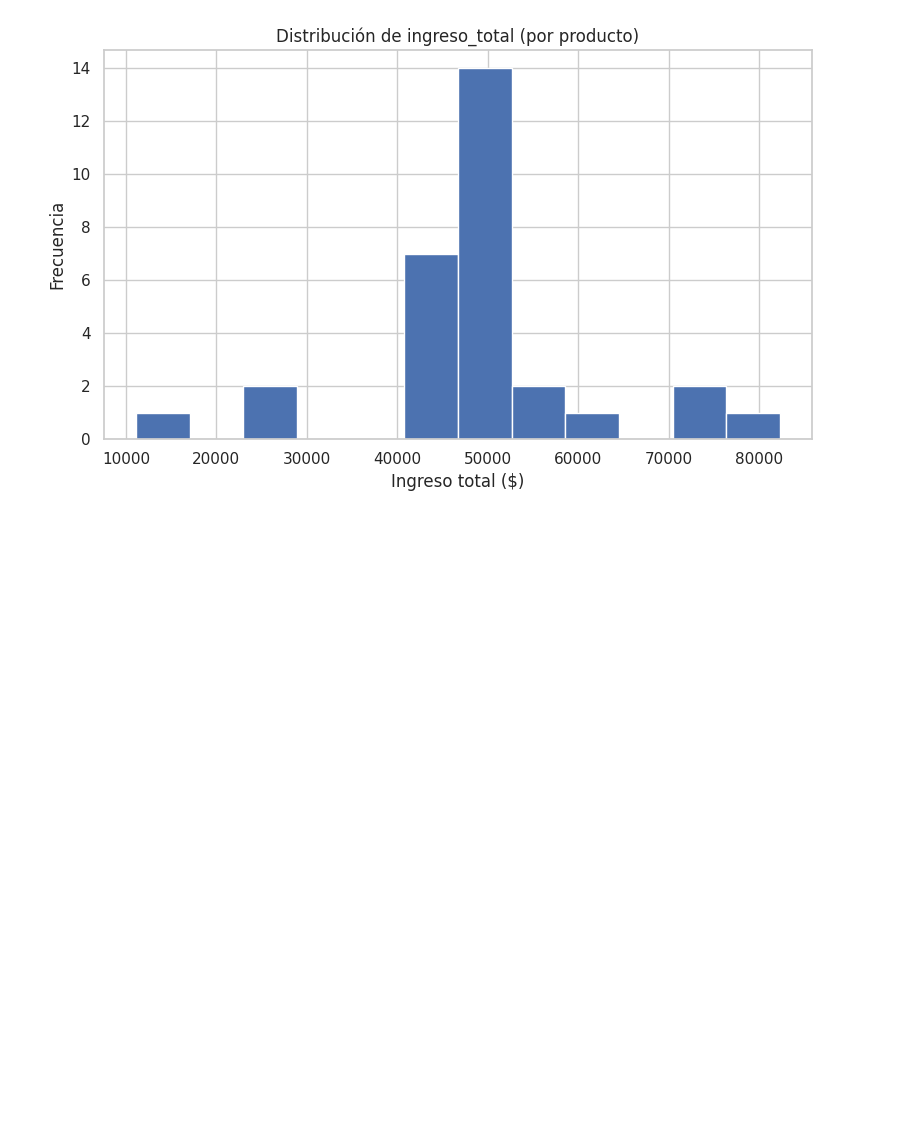
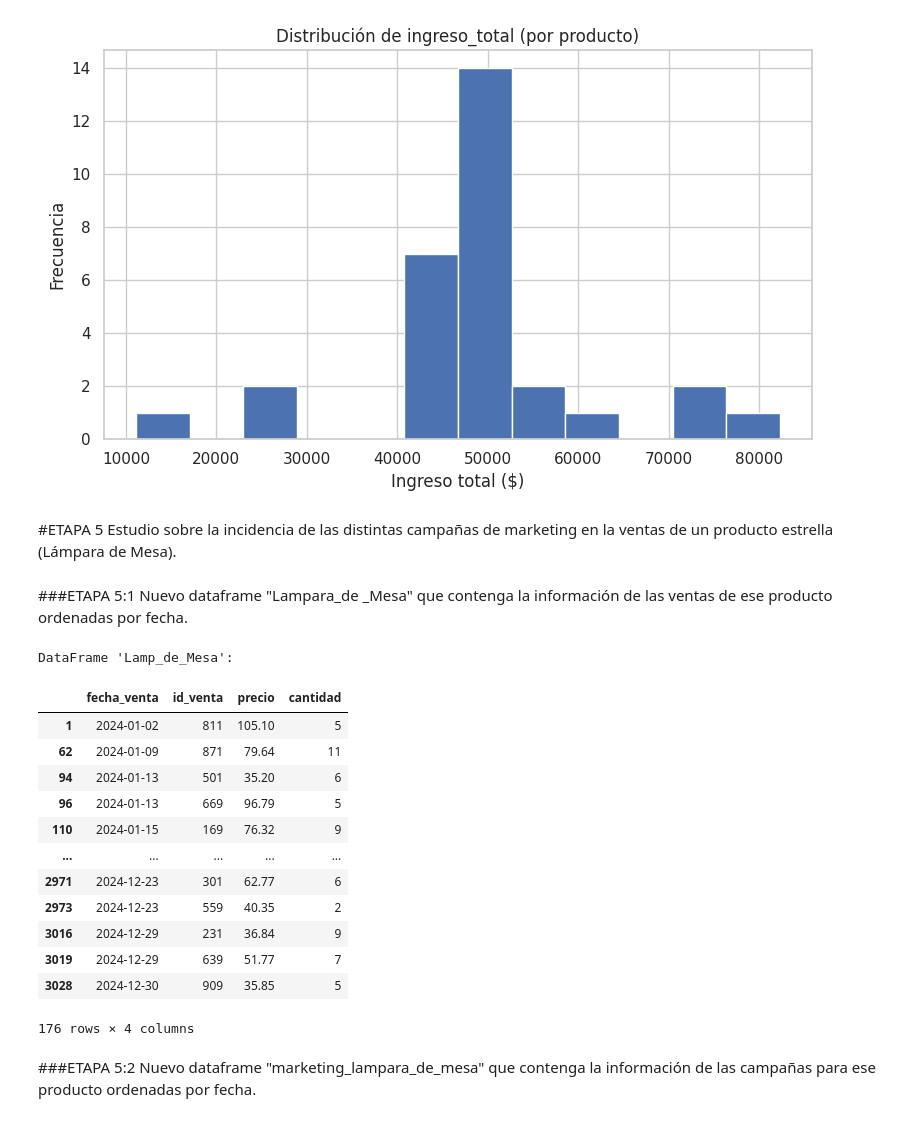
Before and after one commit to ernicAcosta/Entrega-Final-Ernesto-Acosta, a Jupyter notebook: ErnestoAcosta_25262_Entrega_Final.ipynb, the cells around one changed output. Cells and saved outputs as stored; diff of their text form; code cells hidden in the pictures; blank space fills up the shorter version.

```diff
--- a/ErnestoAcosta_25262_Entrega_Final.ipynb
+++ b/ErnestoAcosta_25262_Entrega_Final.ipynb
@@ -1991,3 +1979,40 @@ plt.tight_layout()                           # ajustamos márgenes para que no s
 plt.show()                                   # mostramos el gráfico
 # %% [output]
 [figure]
+# %% [markdown]
+#ETAPA 5
+Estudio sobre la incidencia de las distintas campañas de marketing en la ventas de un producto estrella (Lámpara de Mesa).
+# %% [markdown]
+###ETAPA 5:1 Nuevo dataframe "Lampara_de _Mesa" que contenga la información de las ventas de ese producto ordenadas por fecha.
+# %%
+# Filtrar ventas de 'Lámparas De Mesa' y seleccionar las columnas requeridas
+Lamp_de_Mesa = df_ventas_clean[
+    df_ventas_clean['producto'] == 'Lámpara De Mesa'
+][['fecha_venta', 'id_venta', 'precio', 'cantidad']]
+
+# Convertir 'Fecha_Venta' a tipo datetime para ordenar correctamente
+Lamp_de_Mesa['fecha_venta'] = pd.to_datetime(Lamp_de_Mesa['fecha_venta'])
+
+# Ordenar el DataFrame por 'Fecha_Venta' en orden creciente
+Lamp_de_Mesa = Lamp_de_Mesa.sort_values(by='fecha_venta', ascending=True)
+
+# Mostrar el DataFrame resultante
+print("DataFrame 'Lamp_de_Mesa':")
+display(Lamp_de_Mesa)
+# %% [output]
+DataFrame 'Lamp_de_Mesa':
+|  | fecha_venta | id_venta | precio | cantidad |
+| 1 | 2024-01-02 | 811 | 105.10 | 5 |
+| 62 | 2024-01-09 | 871 | 79.64 | 11 |
+| 94 | 2024-01-13 | 501 | 35.20 | 6 |
+| 96 | 2024-01-13 | 669 | 96.79 | 5 |
+| 110 | 2024-01-15 | 169 | 76.32 | 9 |
+| ... | ... | ... | ... | ... |
+| 2971 | 2024-12-23 | 301 | 62.77 | 6 |
+| 2973 | 2024-12-23 | 559 | 40.35 | 2 |
+| 3016 | 2024-12-29 | 231 | 36.84 | 9 |
+| 3019 | 2024-12-29 | 639 | 51.77 | 7 |
+| 3028 | 2024-12-30 | 909 | 35.85 | 5 |
+176 rows × 4 columns
+# %% [markdown]
+###ETAPA 5:2 Nuevo dataframe "marketing_lampara_de_mesa" que contenga la información de las campañas para ese producto ordenadas por fecha.
```
Also changed, not shown: parts of 17 cells of this notebook.
